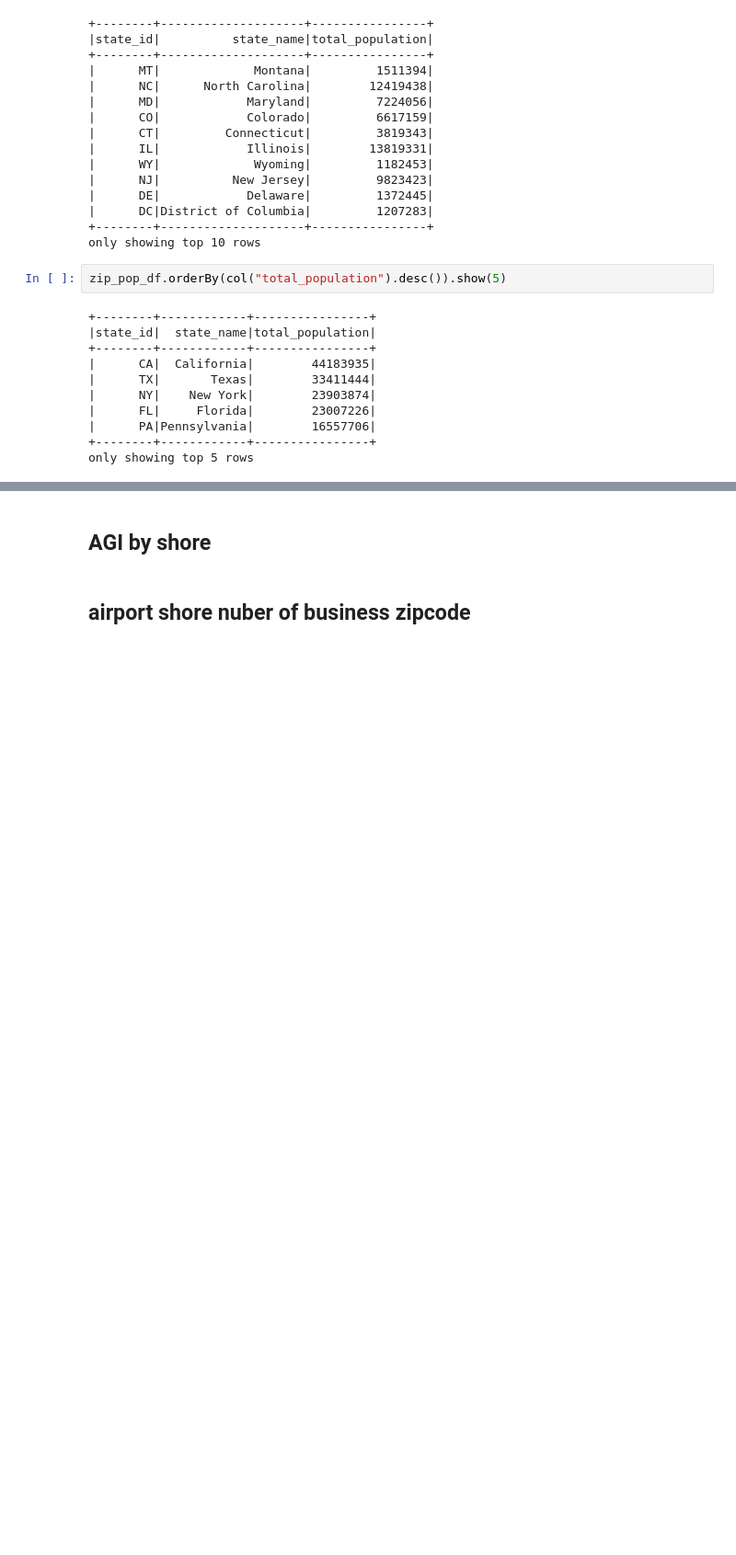
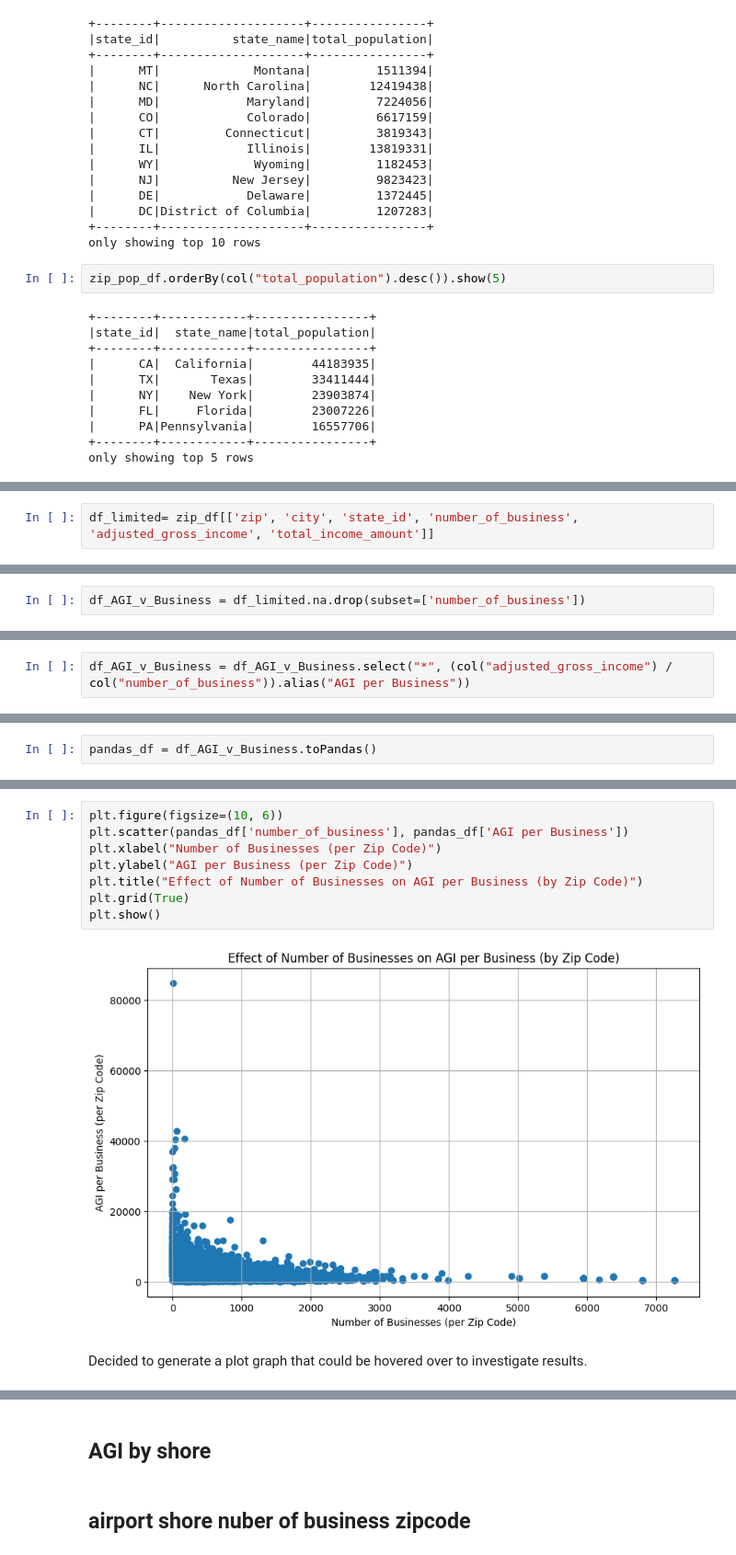
Before and after one commit to ZCWDataSixZero/ExploreZipCodeData_PySpark, a Jupyter notebook: analysis.ipynb, the cells around one changed output, grey strips where cells are left out. Shown at 92% size. Drawn from its saved outputs; the diff is of its cells as text; blank space fills up the shorter version.

```diff
--- a/analysis.ipynb
+++ b/analysis.ipynb
@@ -285,0 +171,2 @@ plt.show()
+# %%
+df_limited= zip_df[['zip', 'city', 'state_id', 'number_of_business', 'adjusted_gross_income', 'total_income_amount']]
@@ -285,0 +222,2 @@ plt.show()
+# %%
+df_AGI_v_Business = df_limited.na.drop(subset=['number_of_business'])
@@ -285,0 +239,2 @@ plt.show()
+# %%
+df_AGI_v_Business = df_AGI_v_Business.select("*", (col("adjusted_gross_income") / col("number_of_business")).alias("AGI per Business"))
@@ -285,0 +267,2 @@ plt.show()
+# %%
+pandas_df = df_AGI_v_Business.toPandas()
@@ -285,0 +281,12 @@ plt.show()
+# %%
+plt.figure(figsize=(10, 6))
+plt.scatter(pandas_df['number_of_business'], pandas_df['AGI per Business'])
+plt.xlabel("Number of Businesses (per Zip Code)")
+plt.ylabel("AGI per Business (per Zip Code)")
+plt.title("Effect of Number of Businesses on AGI per Business (by Zip Code)")
+plt.grid(True)
+plt.show()
+# %% [output]
+[figure, added]
+# %% [markdown]
+Decided to generate a plot graph that could be hovered over to investigate results.
```
Also changed, not shown: parts of 49 cells of this notebook, 1 other file.
